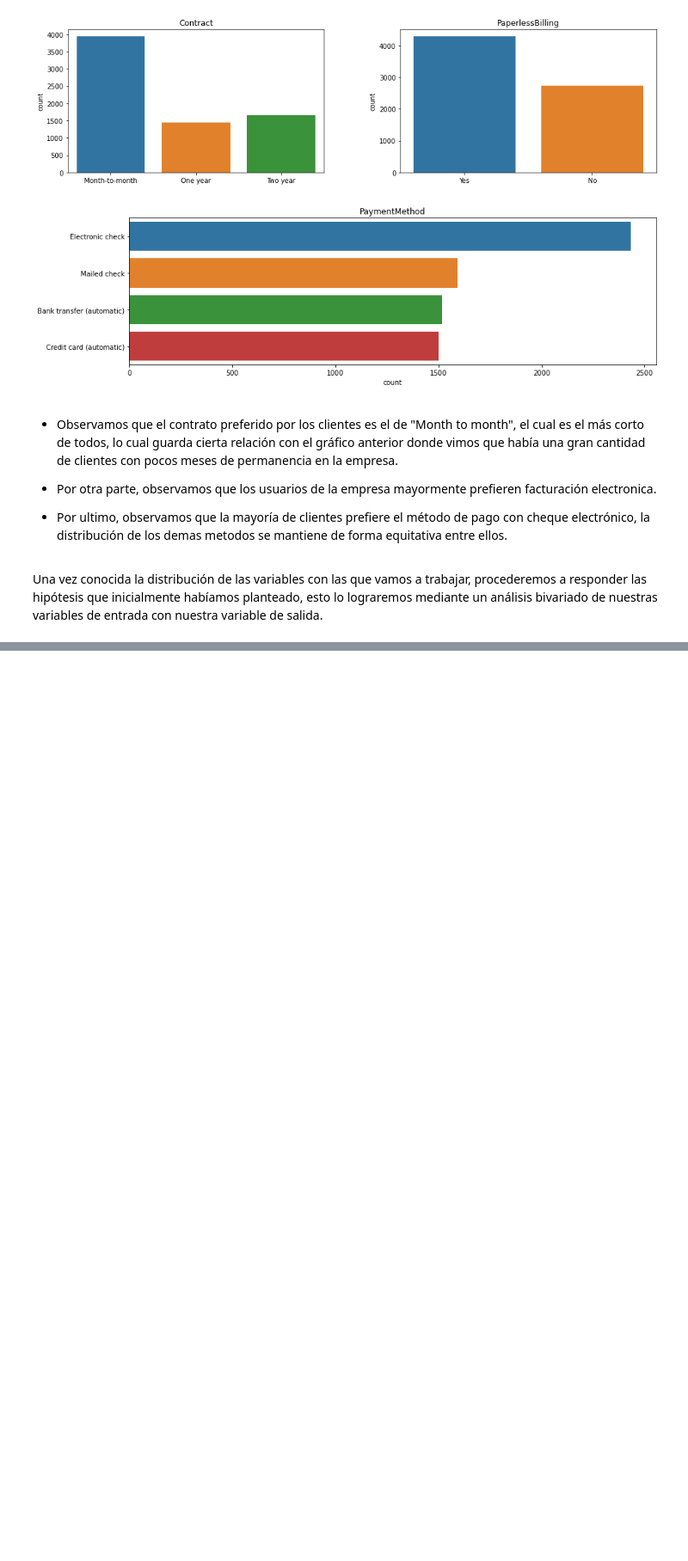
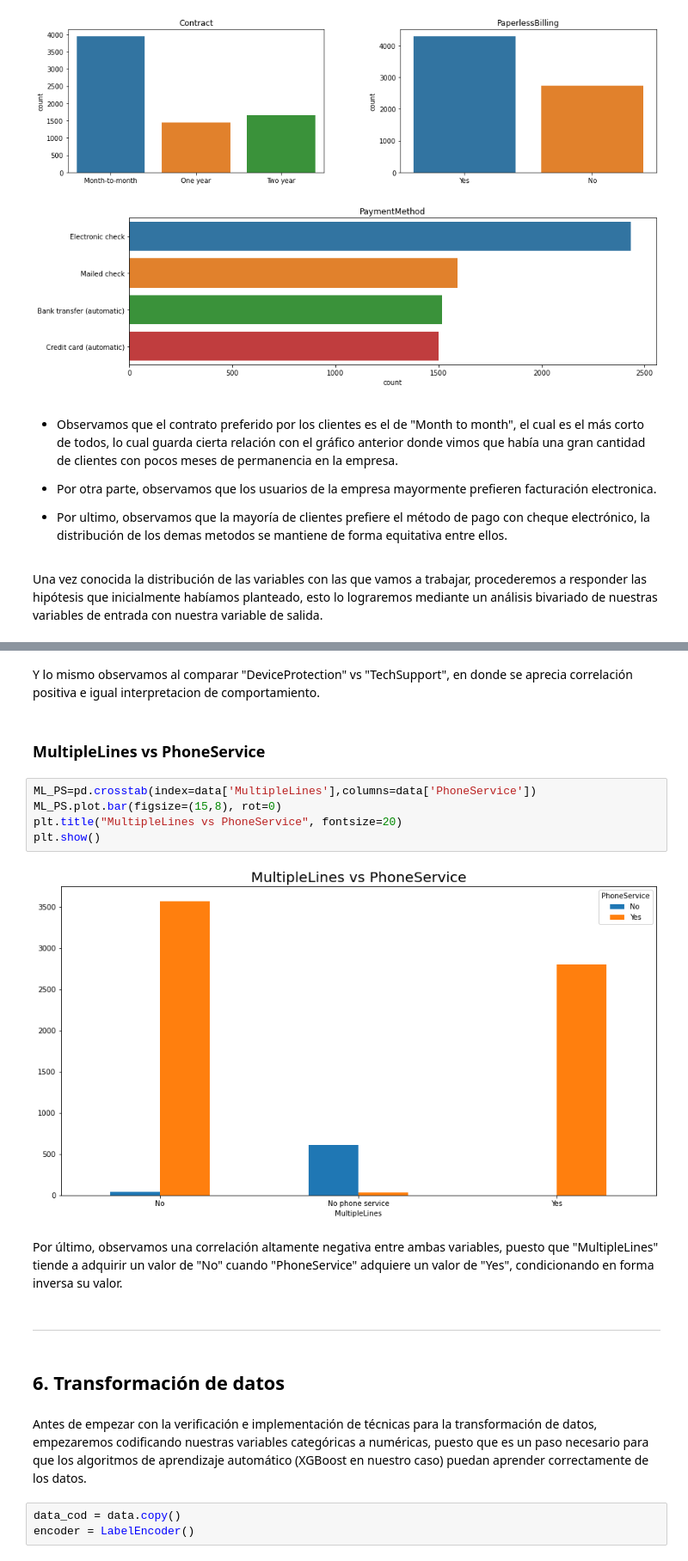
Before and after one commit to silvestref/Desercion_Telecom, a Jupyter notebook: Jupyter_Desercion_Telecom.ipynb, the cells around one changed output, grey strips where cells are left out. Shown at 86% size. Drawn from its saved outputs; the diff is of its cells as text; blank space fills up the shorter version.

```diff
--- a/Jupyter_Desercion_Telecom.ipynb
+++ b/Jupyter_Desercion_Telecom.ipynb
@@ -765,0 +758,22 @@ Por último, observamos una correlación altamente negativa entre ambas variable
+# %% [markdown]
+Y lo mismo observamos al comparar "DeviceProtection" vs "TechSupport", en donde se aprecia correlación positiva e igual interpretacion de comportamiento.
+# %% [markdown]
+### MultipleLines vs PhoneService
+# %%
+ML_PS=pd.crosstab(index=data['MultipleLines'],columns=data['PhoneService'])
+ML_PS.plot.bar(figsize=(15,8), rot=0)
+plt.title("MultipleLines vs PhoneService", fontsize=20)
+plt.show()
+# %% [output]
+[figure, added]
+# %% [markdown]
+Por último, observamos una correlación altamente negativa entre ambas variables, puesto que "MultipleLines" tiende a adquirir un valor de "No" cuando "PhoneService" adquiere un valor de "Yes", condicionando en forma inversa su valor.
+# %% [markdown]
+---
+# %% [markdown]
+## 6. Transformación de datos
+# %% [markdown]
+Antes de empezar con la verificación e implementación de técnicas para la transformación de datos, empezaremos codificando nuestras variables categóricas a numéricas, puesto que es un paso necesario para que los algoritmos de aprendizaje automático (XGBoost en nuestro caso) puedan aprender correctamente de los datos.
+# %%
+data_cod = data.copy()
+encoder = LabelEncoder()
```
Also changed, not shown: parts of 212 cells of this notebook.
